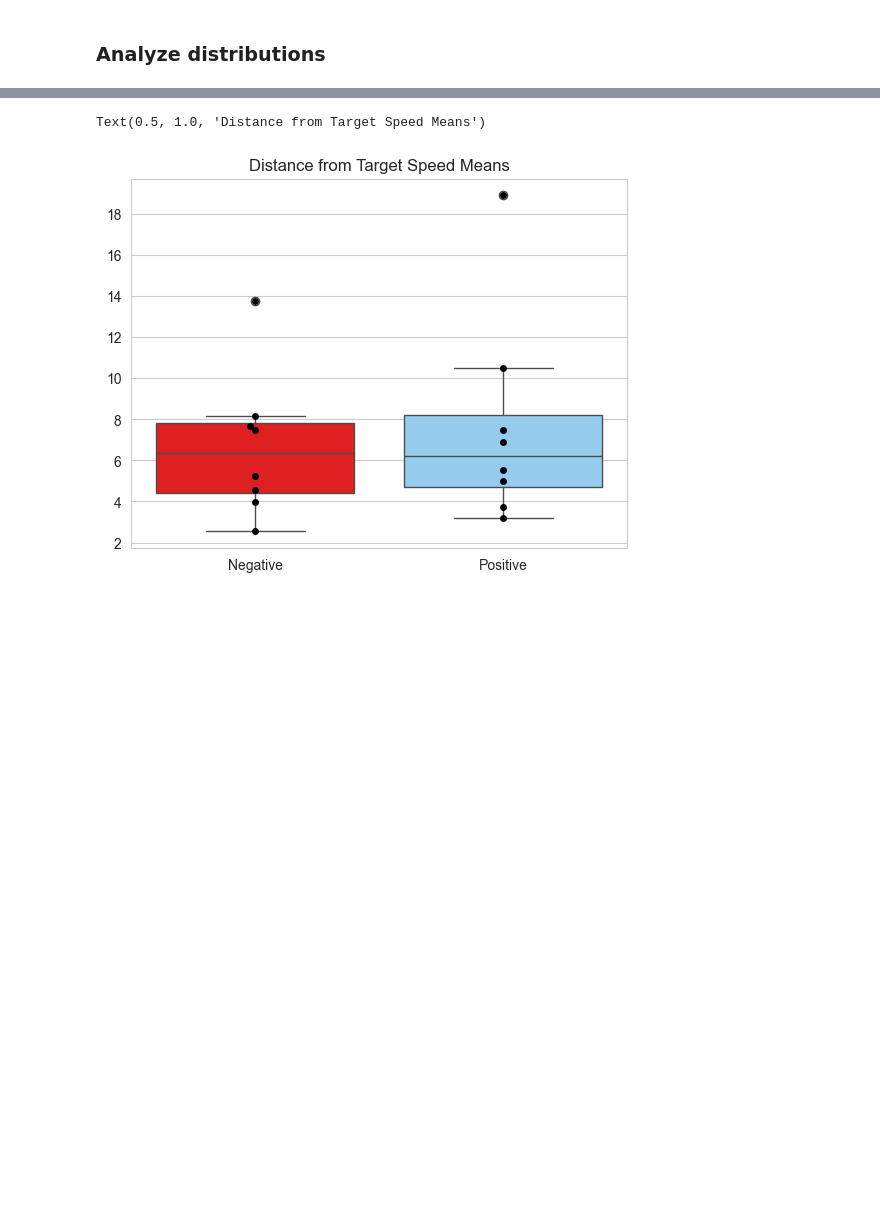
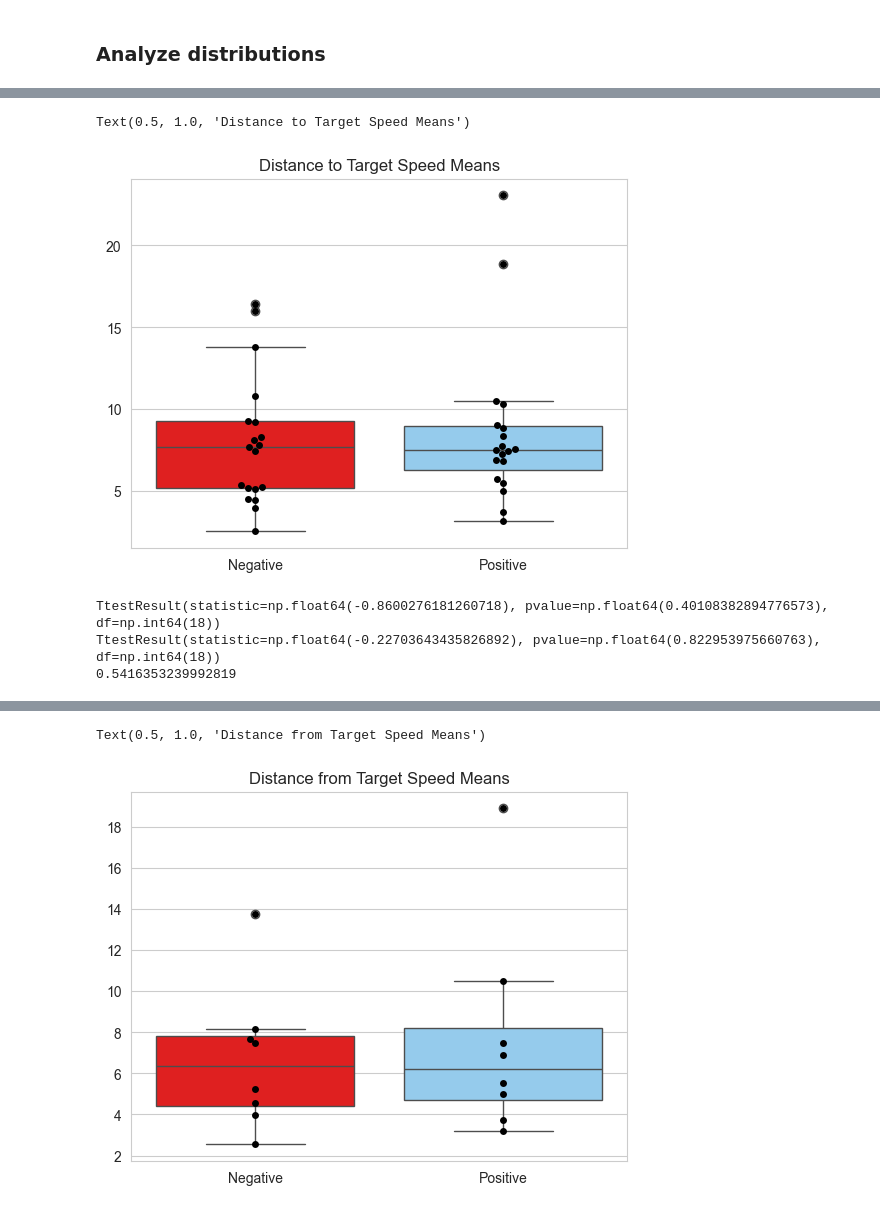
Before and after one commit to Anna-Palatkina-itu/driving_performance_project, a Jupyter notebook: analysis.ipynb, the cells around one changed output, grey strips where cells are left out. Cells and saved outputs as stored; diff of their text form; code cells hidden in the pictures; blank space fills up the shorter version.

```diff
--- a/analysis.ipynb
+++ b/analysis.ipynb
@@ -265,3 +164,22 @@ Text(0.5, 1.0, 'Mom3 Distance to Target Position')
+# %%
+sns.boxplot({'Negative':[x for x,_,_ in speed_intense],'Positive':[x for x,_,_ in speed_calm]}, palette=['red', 'lightskyblue'])
+sns.swarmplot({'Negative':[x for x,_,_ in speed_intense],'Positive':[x for x,_,_ in speed_calm]}, color='black')
+# sns.kdeplot([x for x,_,_ in position_calm], label='Calm Velocity X')
+# plt.legend()
+plt.title('Distance to Target Speed Means')
+# %% [output]
+Text(0.5, 1.0, 'Distance to Target Speed Means')
+[figure, added]
+# %%
+import scipy.stats as stats
+from scipy.stats import ttest_rel
+print(ttest_rel([x for x,_,_ in speed_intense],[x for x,_,_ in speed_calm]))
+print(ttest_rel([x for _,x,_ in speed_intense],[x for _,x,_ in speed_calm]))
+print(ttest_rel([x for _,_,x in speed_intense],[x for _,_,x in speed_calm]).pvalue)
+# %% [output]
+TtestResult(statistic=np.float64(-0.8600276181260718), pvalue=np.float64(0.40108382894776573), df=np.int64(18))
+TtestResult(statistic=np.float64(-0.22703643435826892), pvalue=np.float64(0.822953975660763), df=np.int64(18))
+0.5416353239992819
 # %%
 sns.boxplot({'Negative':[x for x,_,_ in position_intense],'Positive':[x for x,_,_ in position_calm]}, palette=['red', 'lightskyblue'])
 sns.swarmplot({'Negative':[x for x,_,_ in position_intense],'Positive':[x for x,_,_ in position_calm]}, color='black')
```
Also changed, not shown: parts of 15 cells of this notebook, 3 other files.
